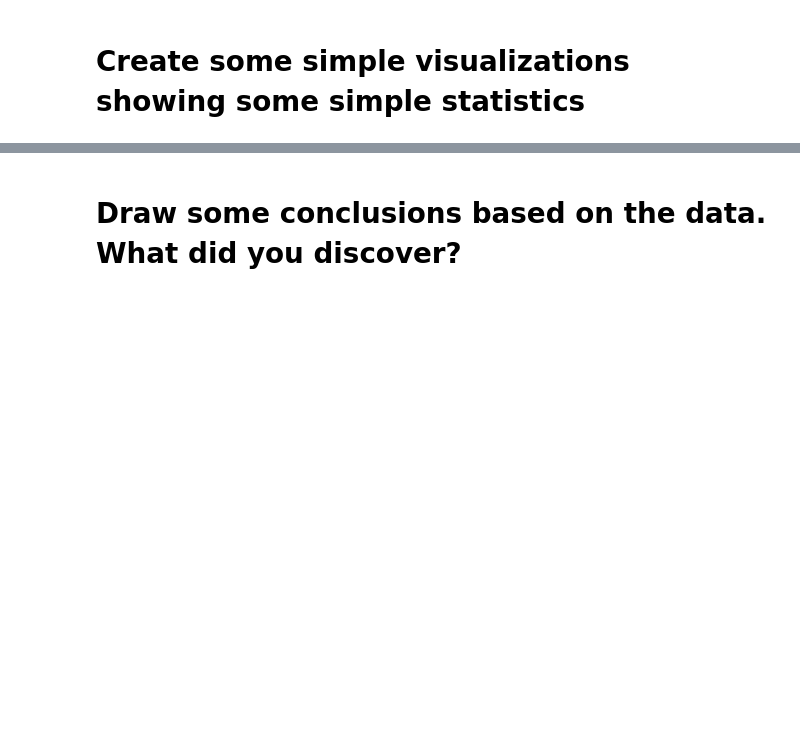
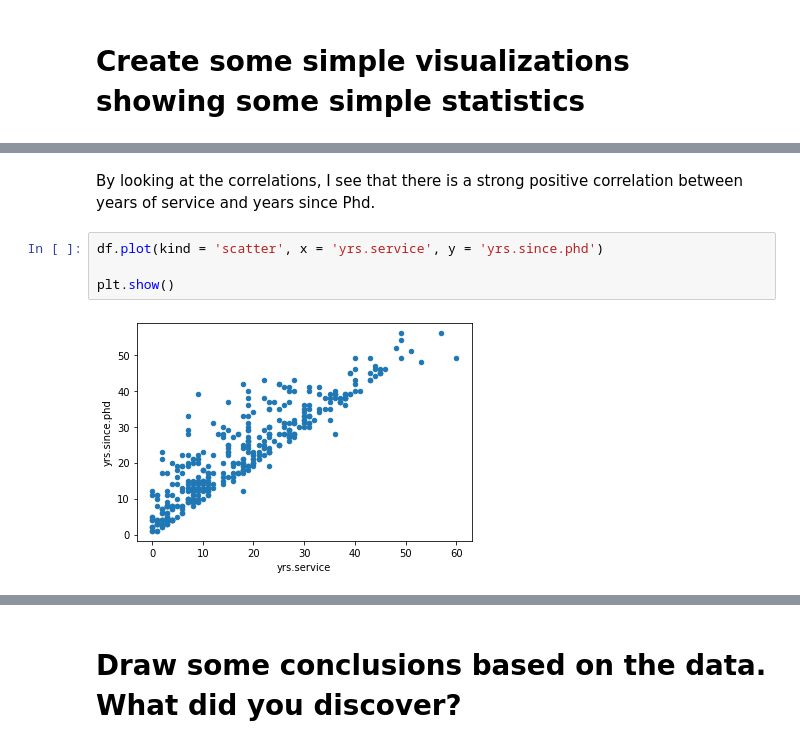
Before and after one commit to XiaonaZhou/data_analytics_2, a Jupyter notebook: Python/Unit3_Python_Advanced_Pandas_DataWrangling_Assignment.ipynb, the cells around one changed output, grey strips where cells are left out. Saved outputs shown, nothing was run; the diff lists cells and outputs as text; blank space fills up the shorter version.

```diff
--- a/Python/Unit3_Python_Advanced_Pandas_DataWrangling_Assignment.ipynb
+++ b/Python/Unit3_Python_Advanced_Pandas_DataWrangling_Assignment.ipynb
@@ -88,0 +192,8 @@ Your Findings here...
+# %% [markdown]
+  By looking at the correlations, I see that there is a strong positive correlation between years of service and years since Phd.
+# %%
+df.plot(kind = 'scatter', x = 'yrs.service', y = 'yrs.since.phd')
+
+plt.show()
+# %% [output]
+[figure, added]
```
Also changed, not shown: parts of 31 cells of this notebook.
